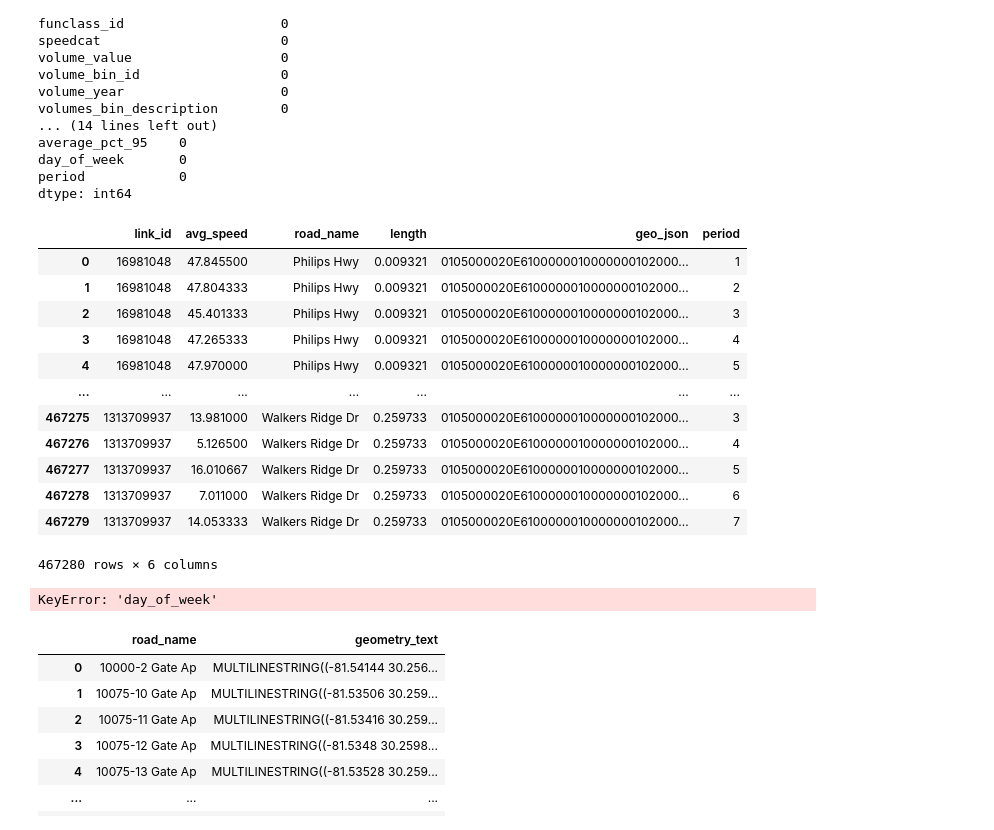
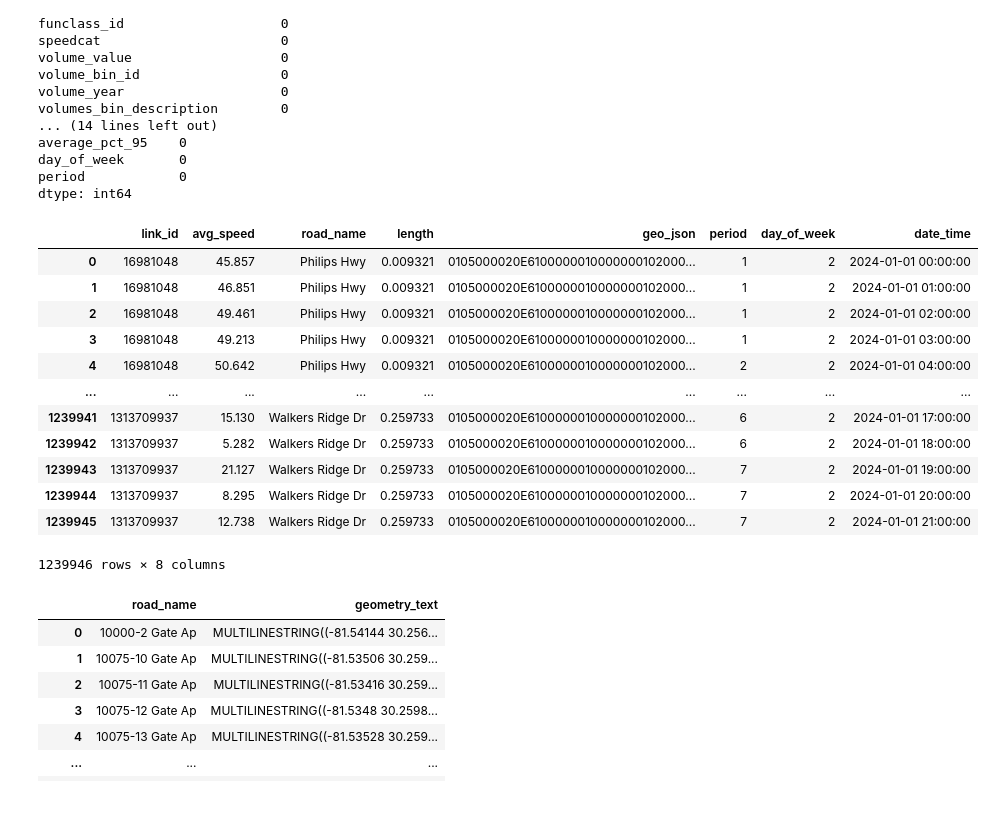
Before and after one commit to GuiBo79/urban-sdk, a Jupyter notebook: notebooks/urban-sdk.ipynb, the cells around one changed output. Drawn from its saved outputs; the diff is of its cells as text; code cells hidden in the pictures.

Commit message:
Analyse traffic function

```diff
--- a/notebooks/urban-sdk.ipynb
+++ b/notebooks/urban-sdk.ipynb
@@ -187,35 +187,37 @@ dtype: int64
 # %%
 # Query to calculate average speed by link_id, period, and day of the week
 query = """
 SELECT
     s.link_id,
     AVG(s.average_speed) AS avg_speed,
     l.road_name,
     l._length AS length,
     l.geometry AS geo_json,
-    s.period
+    s.period,
+    s.day_of_week,
+    s.date_time
 FROM
     speed_data s
 JOIN
     link_info l ON s.link_id = l.link_id
 GROUP BY
-    s.link_id, s.period, s.day_of_week, l.road_name, l._length, l.geometry
+    s.link_id, s.period, s.day_of_week, l.road_name, l._length, l.geometry, s.day_of_week, s.date_time
 """
 
 # Fetch data into a DataFrame
 transformed_df = pd.read_sql_query(query, engine)
 transformed_df
 # %% [output]
-|  | link_id | avg_speed | road_name | length | geo_json | period |
-| 0 | 16981048 | 47.845500 | Philips Hwy | 0.009321 | 0105000020E6100000010000000102000... | 1 |
-| 1 | 16981048 | 47.804333 | Philips Hwy | 0.009321 | 0105000020E6100000010000000102000... | 2 |
-| 2 | 16981048 | 45.401333 | Philips Hwy | 0.009321 | 0105000020E6100000010000000102000... | 3 |
-| 3 | 16981048 | 47.265333 | Philips Hwy | 0.009321 | 0105000020E6100000010000000102000... | 4 |
-| 4 | 16981048 | 47.970000 | Philips Hwy | 0.009321 | 0105000020E6100000010000000102000... | 5 |
-| ... | ... | ... | ... | ... | ... | ... |
-| 467275 | 1313709937 | 13.981000 | Walkers Ridge Dr | 0.259733 | 0105000020E6100000010000000102000... | 3 |
-| 467276 | 1313709937 | 5.126500 | Walkers Ridge Dr | 0.259733 | 0105000020E6100000010000000102000... | 4 |
-| 467277 | 1313709937 | 16.010667 | Walkers Ridge Dr | 0.259733 | 0105000020E6100000010000000102000... | 5 |
-| 467278 | 1313709937 | 7.011000 | Walkers Ridge Dr | 0.259733 | 0105000020E6100000010000000102000... | 6 |
-| 467279 | 1313709937 | 14.053333 | Walkers Ridge Dr | 0.259733 | 0105000020E6100000010000000102000... | 7 |
+|  | link_id | avg_speed | road_name | length | geo_json | period | day_of_week | date_time |
+| 0 | 16981048 | 45.857 | Philips Hwy | 0.009321 | 0105000020E6100000010000000102000... | 1 | 2 | 2024-01-01 00:00:00 |
+| 1 | 16981048 | 46.851 | Philips Hwy | 0.009321 | 0105000020E6100000010000000102000... | 1 | 2 | 2024-01-01 01:00:00 |
+| 2 | 16981048 | 49.461 | Philips Hwy | 0.009321 | 0105000020E6100000010000000102000... | 1 | 2 | 2024-01-01 02:00:00 |
+| 3 | 16981048 | 49.213 | Philips Hwy | 0.009321 | 0105000020E6100000010000000102000... | 1 | 2 | 2024-01-01 03:00:00 |
+| 4 | 16981048 | 50.642 | Philips Hwy | 0.009321 | 0105000020E6100000010000000102000... | 2 | 2 | 2024-01-01 04:00:00 |
+| ... | ... | ... | ... | ... | ... | ... | ... | ... |
+| 1239941 | 1313709937 | 15.130 | Walkers Ridge Dr | 0.259733 | 0105000020E6100000010000000102000... | 6 | 2 | 2024-01-01 17:00:00 |
+| 1239942 | 1313709937 | 5.282 | Walkers Ridge Dr | 0.259733 | 0105000020E6100000010000000102000... | 6 | 2 | 2024-01-01 18:00:00 |
+| 1239943 | 1313709937 | 21.127 | Walkers Ridge Dr | 0.259733 | 0105000020E6100000010000000102000... | 7 | 2 | 2024-01-01 19:00:00 |
+| 1239944 | 1313709937 | 8.295 | Walkers Ridge Dr | 0.259733 | 0105000020E6100000010000000102000... | 7 | 2 | 2024-01-01 20:00:00 |
+| 1239945 | 1313709937 | 12.738 | Walkers Ridge Dr | 0.259733 | 0105000020E6100000010000000102000... | 7 | 2 | 2024-01-01 21:00:00 |
-467280 rows × 6 columns
+1239946 rows × 8 columns
@@ -260,20 +224,3 @@ def analyze_traffic(data, weekday=None, period=None, start_datetime=None, end_da
-# %%
-# Example 1: Analyze weekday morning rush hour (Monday, 7 AM - 9 AM)
-rush_hour_weekday = analyze_traffic(
-    data=transformed_df,
-    weekday=0,            # Monday
-    period=7              # 7 AM (you may loop over 7-9 to get multiple periods)
-)
-
-# Example 2: Get weekend average speeds for a specific date range
-weekend_speeds = analyze_traffic(
-    data=transformed_df,
-    weekday=5,            # Saturday
-    start_datetime="2024-01-01",
-    end_datetime="2024-01-31"
-)
-# %% [output]
-KeyError: 'day_of_week'
 # %%
 # Query to find  the names of the roads in a given bounding box
 query = """
```
Also changed, not shown: parts of 3 cells of this notebook.
